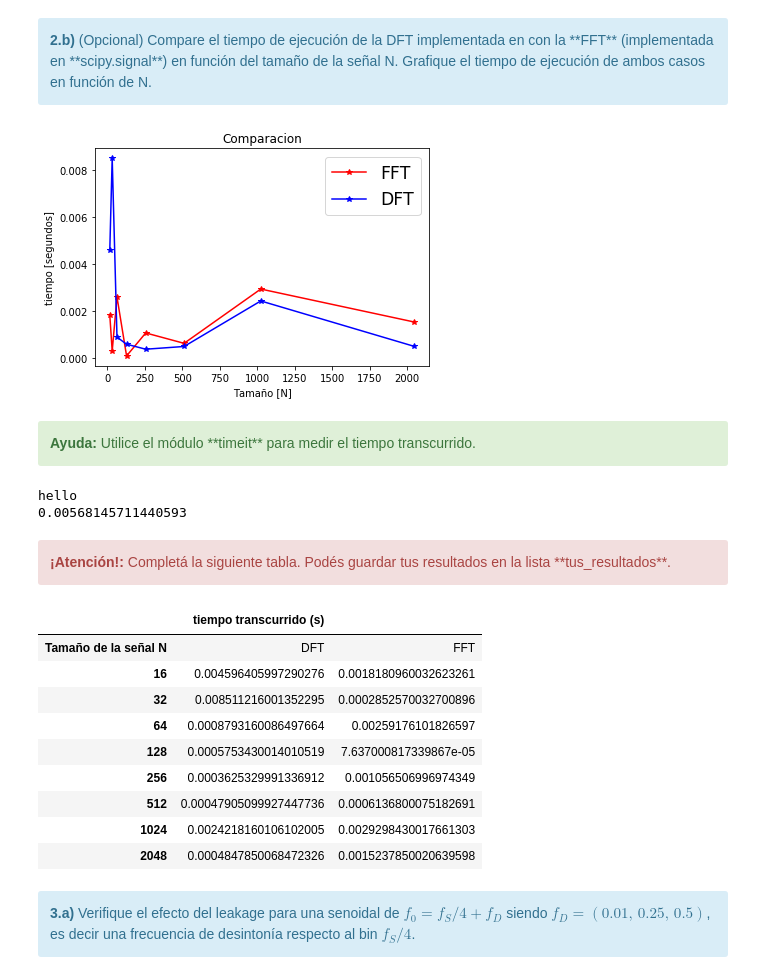
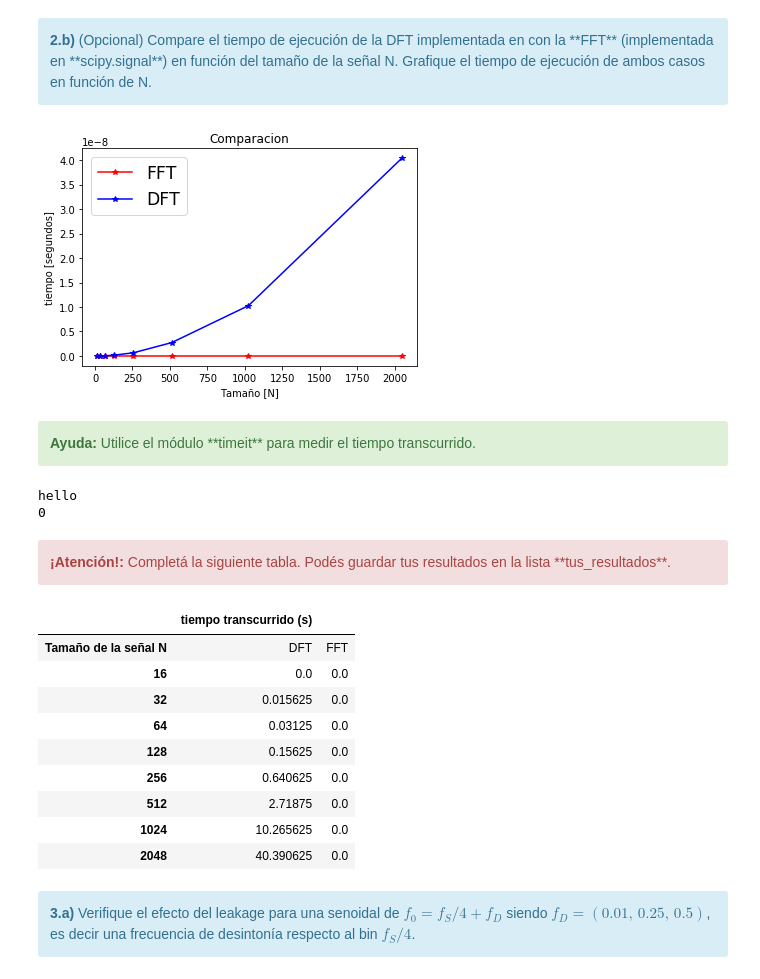
Before and after one commit to Martin-N-Menendez/PdS, a Jupyter notebook: TP1-Menendez.ipynb, the cells around one changed output. Saved outputs shown, nothing was run; the diff lists cells and outputs as text; code cells hidden in the pictures.

```diff
--- a/TP1-Menendez.ipynb
+++ b/TP1-Menendez.ipynb
@@ -335,66 +361,72 @@ iguales = np.allclose(dft(senal), np.fft.fft(senal))
 <b>2.b)</b> (Opcional) Compare el tiempo de ejecución de la DFT implementada en con la **FFT** (implementada en **scipy.signal**) en función del tamaño de la señal N. Grafique el tiempo de ejecución de ambos casos en función de N.
 </div>
 # %%
-from scipy.fftpack import fft, ifft
+import scipy.fftpack as sc
+
 def comparar_DFT_FFT(index):
 
     L = len(index)
 
     t_dft = np.zeros((L,1))
     t_fft = np.zeros((L,1))
 
     j = 0
     for i in index:
         #x = np.random.random(i)
-        x = generador_senoidal (1000, 100, i, 1, 0)
 
-        dft_start = timeit.timeit()
-        dft(x)
-        dft_end = timeit.timeit()
-        t_dft[j] = abs(dft_end-dft_start)
+        [ff,tt,senal] = generador_senoidal (1000, 100, i, 1, 0)
 
-        fft_start = timeit.timeit()
-        fft(x)
-        fft_end = timeit.timeit()
-        t_fft[j] = abs(fft_end-fft_start)
+        dft_start = time.process_time_ns()
+        (2/N)*dft(senal)
+        dft_end = time.process_time_ns()
+        t_dft[j] = dft_end-dft_start
+
+
+        fft_start = time.process_time_ns()
+        (2/N)*np.abs(sc.fft(senal))
+        fft_end = time.process_time_ns()
+        t_fft[j] = fft_end-fft_start
         j += 1
 
     return t_dft,t_fft
 
 #%%
 index = [16, 32, 64, 128, 256, 512, 1024, 2048]
 
 [c_dft,c_fft] = comparar_DFT_FFT(index);
-#n = np.linspace(1,L,L)
 
 plt.figure(6)
 
+c_dft=c_dft/1e9
+
 plt.plot(index,c_fft,'-*r',label='FFT')
-plt.plot(index,c_dft,'-*b',label='DFT')
+plt.plot(index,c_dft/1e9,'-*b',label='DFT')
 
 plt.title('Comparacion')
 plt.ylabel('tiempo [segundos]')
 plt.xlabel('Tamaño [N]')
 
 plt.legend(fontsize='xx-large', ncol=1)
 
 plt.show()
 # %% [output]
-[figure, old version]
+[figure, new version]
 # %% [markdown]
 <div class="alert alert-block alert-success">
 <b>Ayuda:</b> Utilice el módulo **timeit** para medir el tiempo transcurrido.
 </div>
 # %%
-import timeit
+import time
 
-the_start = timeit.timeit()
+the_start = time.process_time_ns()
 print("hello")
-the_end = timeit.timeit()
+the_end = time.process_time_ns()
 print(the_start - the_end)
+
+#import time en ns
 # %% [output]
 hello
-0.00568145711440593
+0
 # %% [markdown]
 <div class="alert alert-block alert-danger">
 <b>¡Atención!:</b> Completá la siguiente tabla. Podés guardar tus resultados en la lista **tus_resultados**.
@@ -434,14 +466,14 @@ HTML(df.to_html())
 # %% [output]
 |  | tiempo transcurrido (s) |  |
 | Tamaño de la señal N | DFT | FFT |
-| 16 | 0.004596405997290276 | 0.0018180960032623261 |
-| 32 | 0.008511216001352295 | 0.0002852570032700896 |
-| 64 | 0.0008793160086497664 | 0.00259176101826597 |
-| 128 | 0.0005753430014010519 | 7.637000817339867e-05 |
-| 256 | 0.0003625329991336912 | 0.001056506996974349 |
-| 512 | 0.00047905099927447736 | 0.0006136800075182691 |
-| 1024 | 0.0024218160106102005 | 0.0029298430017661303 |
-| 2048 | 0.0004847850068472326 | 0.0015237850020639598 |
+| 16 | 0.0 | 0.0 |
+| 32 | 0.015625 | 0.0 |
+| 64 | 0.03125 | 0.0 |
+| 128 | 0.15625 | 0.0 |
+| 256 | 0.640625 | 0.0 |
+| 512 | 2.71875 | 0.0 |
+| 1024 | 10.265625 | 0.0 |
+| 2048 | 40.390625 | 0.0 |
 # %% [markdown]
 <div class="alert alert-block alert-info">
 <b>3.a)</b> Verifique el efecto del leakage para una senoidal de $f_0 = f_S/4 + f_D$ siendo $f_D = (0.01,\, 0.25,\, 0.5)$, es decir una frecuencia de desintonía respecto al bin $f_S/4$.
```
Also changed, not shown: parts of 68 cells of this notebook.
